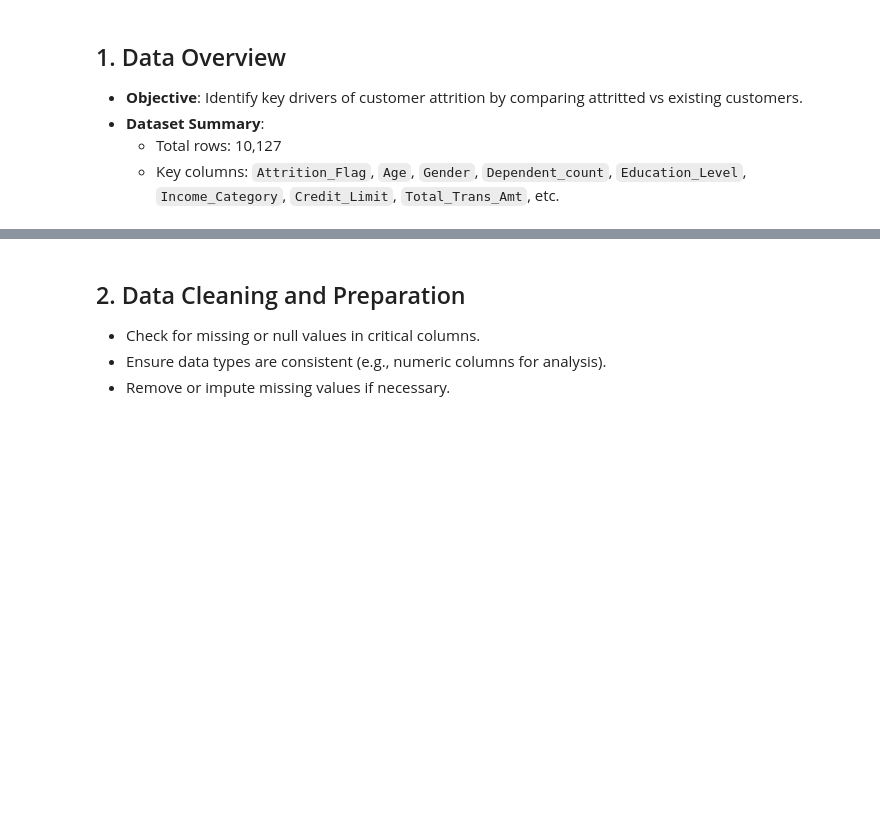
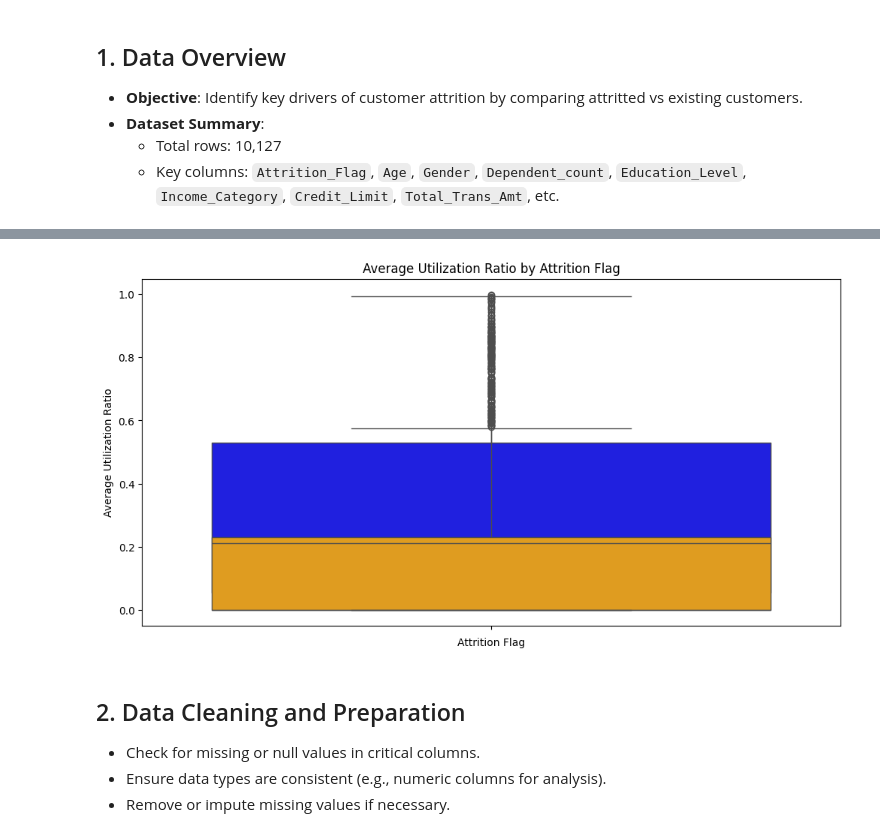
Before and after one commit to mcancell/Py-ETL-Notebook, a Jupyter notebook: Datasets/Bank Attrition Analysis/05-Analyze/Analyze_Banking_Attrition.ipynb, the cells around one changed output, grey strips where cells are left out. Saved outputs shown, nothing was run; the diff lists cells and outputs as text; code cells hidden in the pictures; blank space fills up the shorter version.

```diff
--- a/Datasets/Bank Attrition Analysis/05-Analyze/Analyze_Banking_Attrition.ipynb
+++ b/Datasets/Bank Attrition Analysis/05-Analyze/Analyze_Banking_Attrition.ipynb
@@ -242,3 +235,14 @@ Passing `palette` without assigning `hue` is deprecated and will be removed in v
+# %%
+# Box plot for Average Utilization Ratio by Attrition Flag
+plt.figure(figsize=(12, 6))
+sns.boxplot(y='Avg_Utilization_Ratio', data=bank_data, hue='Attrition_Flag',
+            palette={'Attrited Customer': 'orange', 'Existing Customer': 'blue'}, dodge=False, legend=False)
+plt.title('Average Utilization Ratio by Attrition Flag')
+plt.xlabel('Attrition Flag')
+plt.ylabel('Average Utilization Ratio')
+plt.show()
+# %% [output]
+[figure, added]
 # %% [markdown]
 ## 2. Data Cleaning and Preparation
 - Check for missing or null values in critical columns.
```
Also changed, not shown: parts of 8 cells of this notebook.
